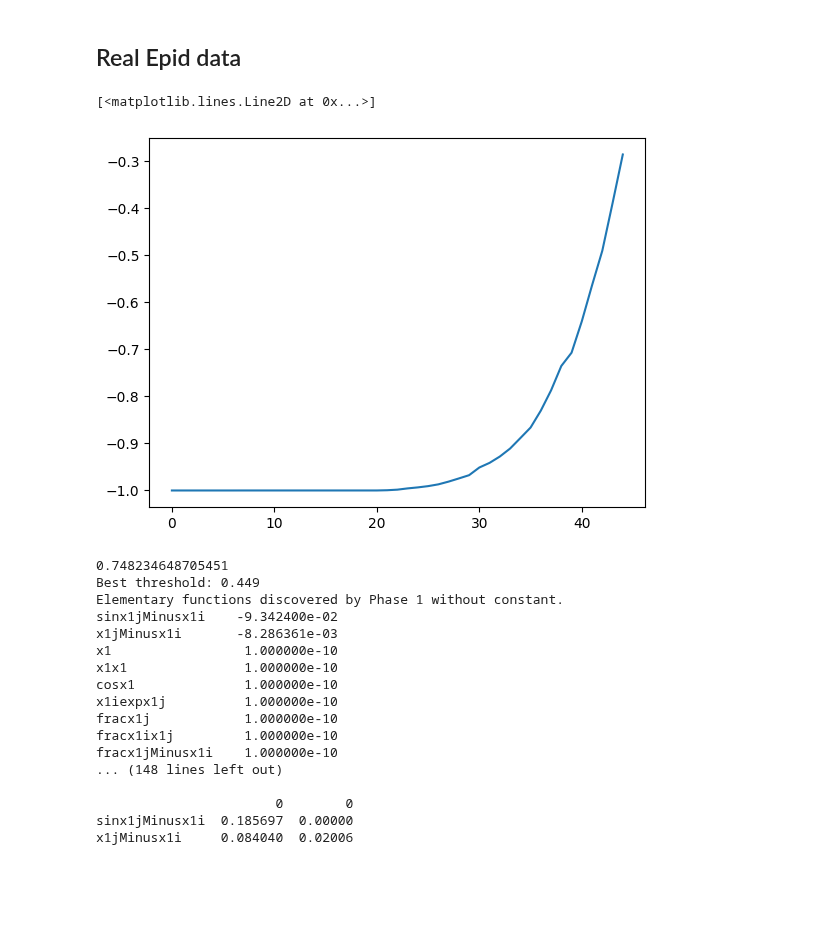
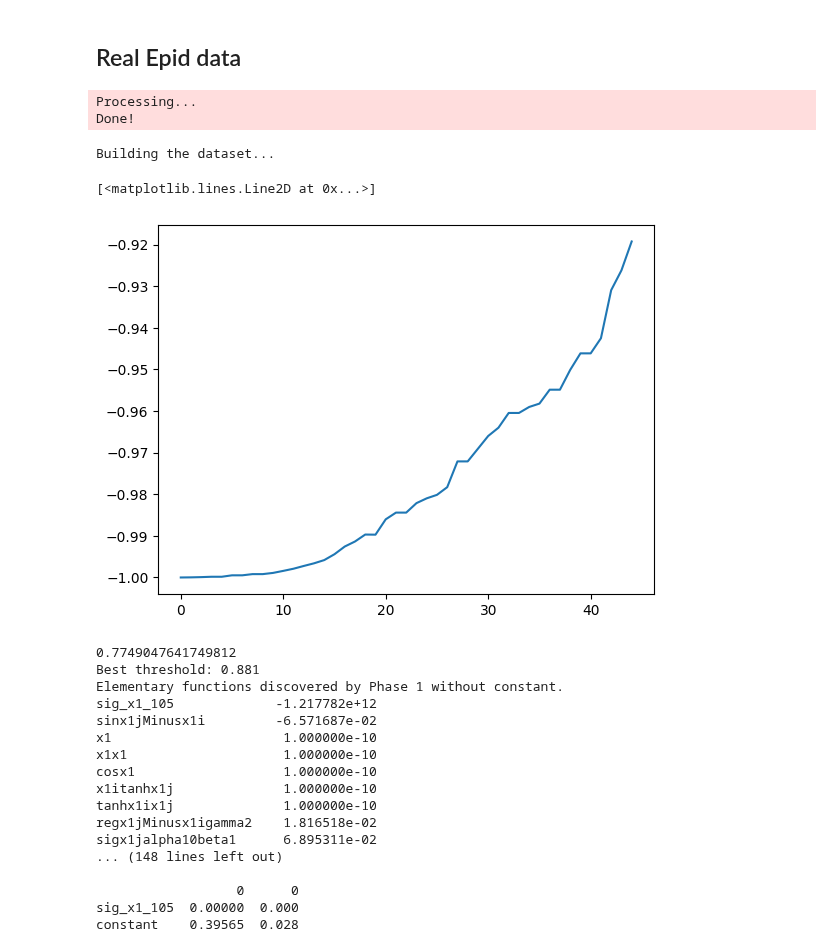
Before and after one commit to riccardocappi/Kan-for-Interpretable-Graph-Dynamics, a Jupyter notebook: two_step_sindy.ipynb, the cells around one changed output. Saved outputs shown, nothing was run; the diff lists cells and outputs as text; code cells hidden in the pictures; blank space fills up the shorter version.

Commit message:
Saving post process results

```diff
--- a/two_step_sindy.ipynb
+++ b/two_step_sindy.ipynb
@@ -268,27 +268,31 @@ x1x1  -0.000000  0.000000
 from datasets.RealEpidemics import RealEpidemics
 
 real_epid_data = RealEpidemics(
-    root = './data_real_epid',
+    root = './data_real_epid_covid_scaled',
     name = 'RealEpid',
     predict_deriv=True,
-    train_perc=0.8,
     scale=True,
-    scale_range=(-1, 1)
+    scale_range=(-1, 1),
+    train_perc=0.8
 )
+# %% [output]
+Processing...
+Done!
+Building the dataset...
 # %%
 import json
 
-with open('./data_real_epid/RealEpid/countries_dict.json', 'r') as f:
+with open('./data_real_epid_covid_scaled/RealEpid/countries_dict.json', 'r') as f:
     countries_dict = json.load(f)
 # %%
 covid_ts = real_epid_data.raw_data_sampled[0].detach().cpu().numpy()
 # %%
 import matplotlib.pyplot as plt
 # %%
-plt.plot(covid_ts[:, countries_dict['Italy'], :])
+plt.plot(covid_ts[:, countries_dict['Canada'], :])
 # %% [output]
 [<matplotlib.lines.Line2D at 0x...>]
-[figure, old version]
+[figure, new version]
 # %%
 raw_data = real_epid_data.raw_data_sampled.cpu().detach().numpy() # shape: (ics, time_steps, n_nodes, 1)
 time = real_epid_data.t_sampled
@@ -301,30 +305,31 @@ Matrix, num_deriv, _ = get_matrix_tss(
     time = time,
     A=A,
     Dim=1,
-    selfPolyOrder=3
+    selfPolyOrder=3,
+    act_index=True
 )
 
 two_step_sindy(
     Matrix=Matrix,
     num_deriv=num_deriv,
     Nnodes=A.shape[0],
-    out_path=f'./saved_models_optuna/tss/real_epid'
+    out_path=f'./saved_models_optuna/tss/real_epid_covid_scaled'
 )
 # %% [output]
-0.748234648705451
-Best threshold: 0.449
+0.7749047641749812
+Best threshold: 0.881
 Elementary functions discovered by Phase 1 without constant.
-sinx1jMinusx1i    -9.342400e-02
-x1jMinusx1i       -8.286361e-03
-x1                 1.000000e-10
-x1x1               1.000000e-10
-cosx1              1.000000e-10
-x1iexpx1j          1.000000e-10
-fracx1j            1.000000e-10
-fracx1ix1j         1.000000e-10
-fracx1jMinusx1i    1.000000e-10
+sig_x1_105             -1.217782e+12
+sinx1jMinusx1i         -6.571687e-02
+x1                      1.000000e-10
+x1x1                    1.000000e-10
+cosx1                   1.000000e-10
+x1itanhx1j              1.000000e-10
+tanhx1ix1j              1.000000e-10
+regx1jMinusx1igamma2    1.816518e-02
+sigx1jalpha10beta1      6.895311e-02
 ... (148 lines left out)
 
-                       0        0
-sinx1jMinusx1i  0.185697  0.00000
-x1jMinusx1i     0.084040  0.02006
+                  0      0
+sig_x1_105  0.00000  0.000
+constant    0.39565  0.028
```
Also changed, not shown: parts of 1 cell of this notebook, 26 other files.
